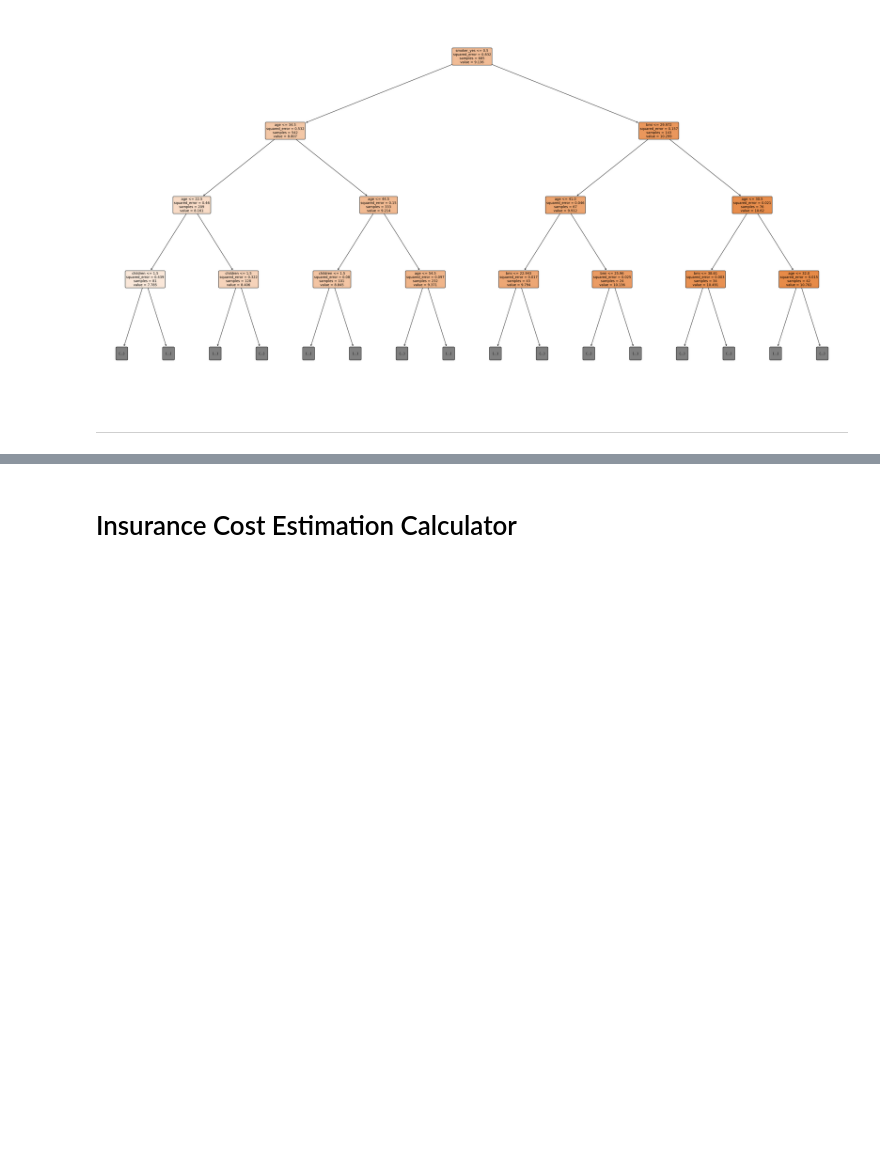
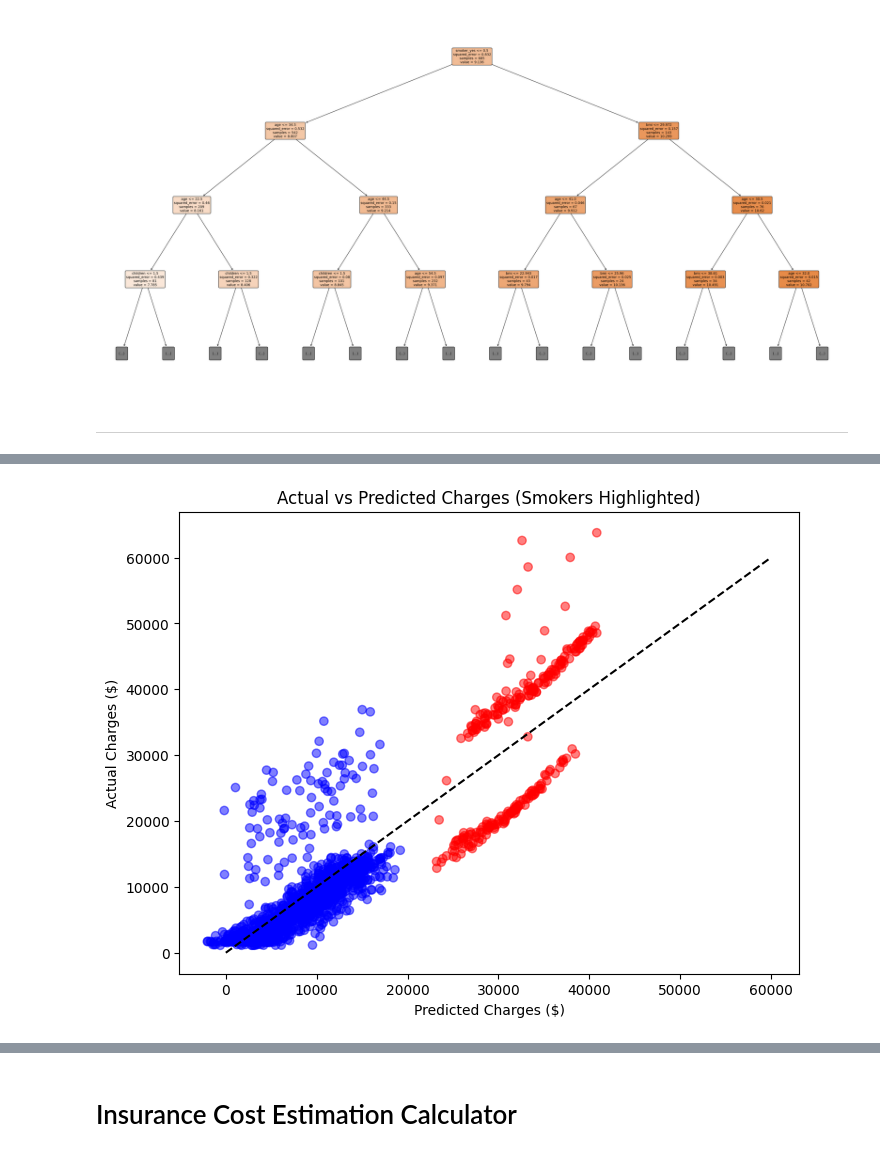
Before and after one commit to ka-kwok/Hackathon2Team1Project-Health-Insurance-Analysis, a Jupyter notebook: jupyter_notebooks/Prediction_test.ipynb, the cells around one changed output, grey strips where cells are left out. Cells and saved outputs as stored; diff of their text form; code cells hidden in the pictures; blank space fills up the shorter version.

```diff
--- a/jupyter_notebooks/Prediction_test.ipynb
+++ b/jupyter_notebooks/Prediction_test.ipynb
@@ -243,0 +454,11 @@ plt.show()
+# %%
+# highlight smokers in red
+plt.figure(figsize=(8,6))
+plt.scatter(predicted_charges, df["charges"], c=df["smoker"].map({"yes": "red", "no": "blue"}), alpha=0.5)
+plt.plot([0, 60000], [0, 60000], color='black', linestyle='--')  # reference line
+plt.title("Actual vs Predicted Charges (Smokers Highlighted)")
+plt.xlabel("Predicted Charges ($)")
+plt.ylabel("Actual Charges ($)")
+plt.show()
+# %% [output]
+[figure, added]
```
Also changed, not shown: parts of 18 cells of this notebook, 1 other file.
